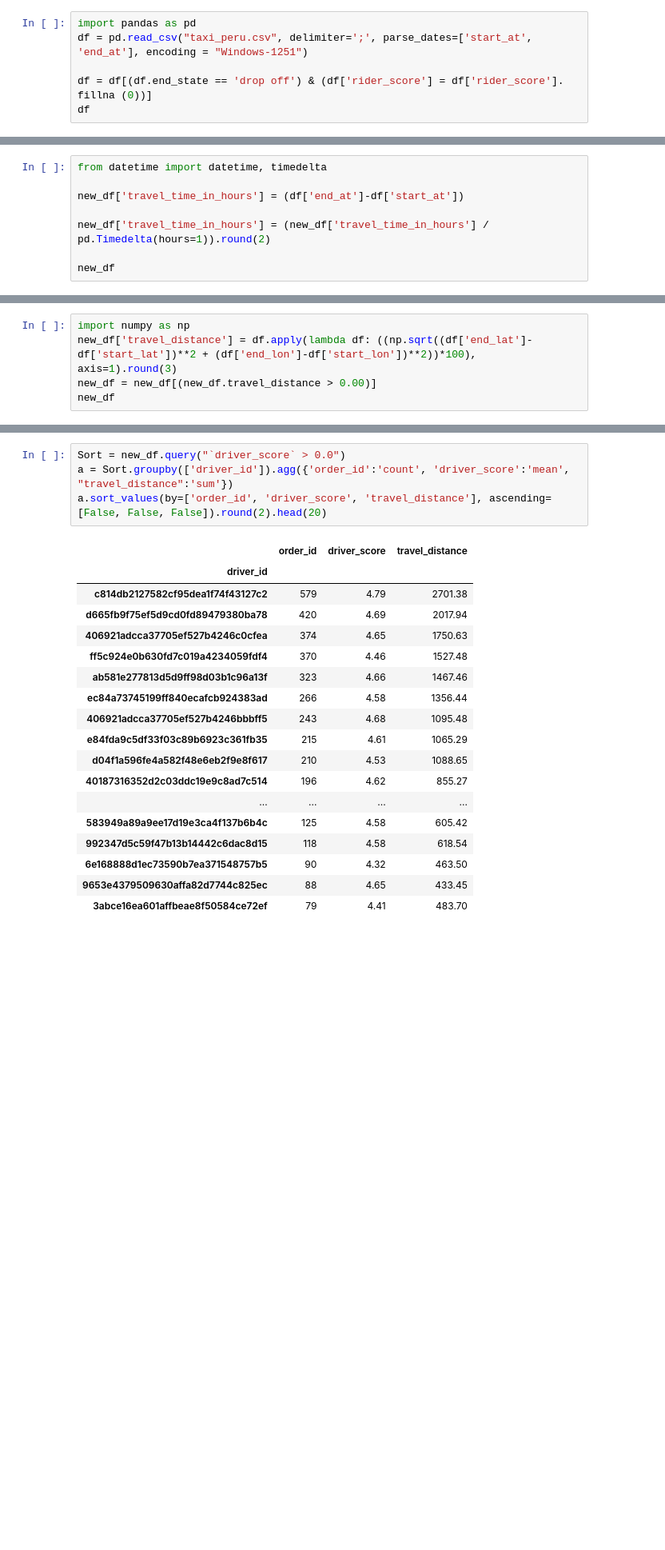
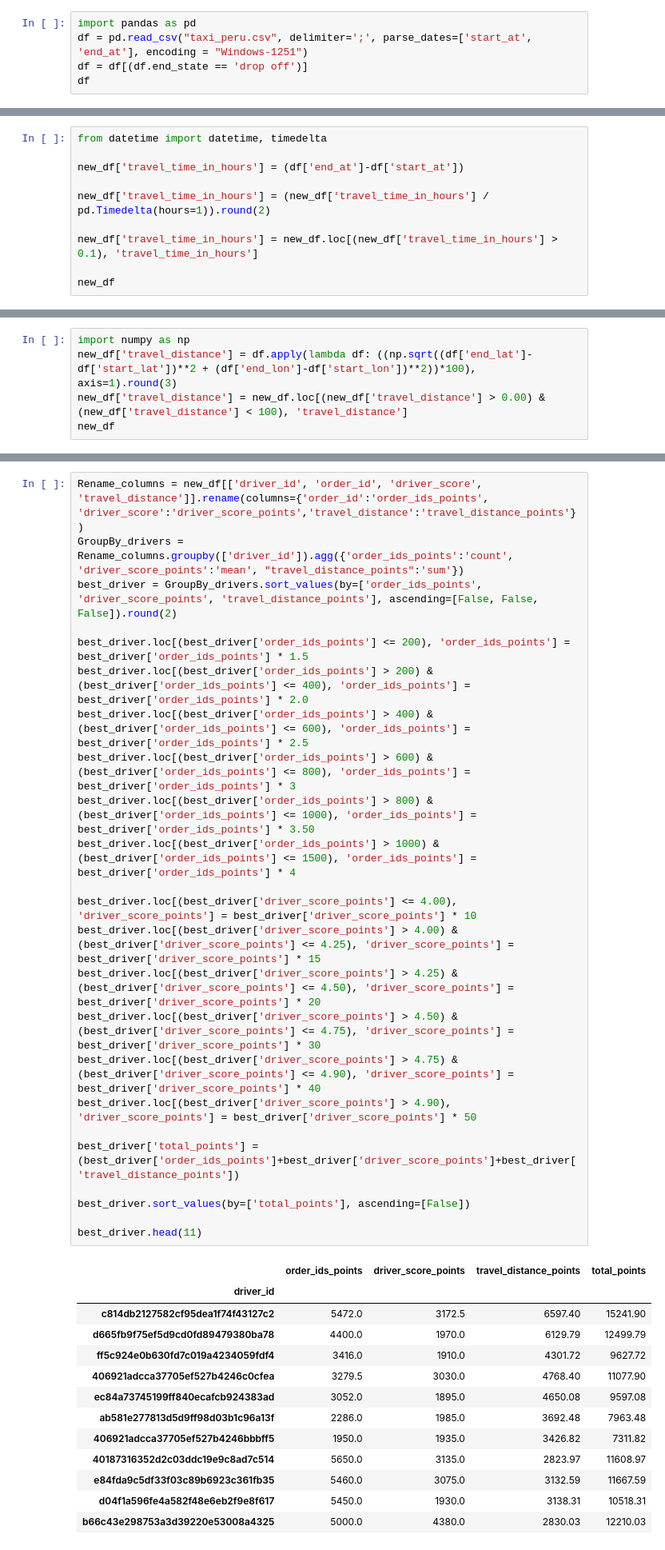
Before and after one commit to nakimov01/PandasPGU, a Jupyter notebook: taxi_peru_lab.ipynb, the cells around one changed output, grey strips where cells are left out. Shown at 80% size. Drawn from its saved outputs; the diff is of its cells as text; blank space fills up the shorter version.

```diff
--- a/taxi_peru_lab.ipynb
+++ b/taxi_peru_lab.ipynb
@@ -5,8 +4,7 @@
 # %%
 import pandas as pd
 df = pd.read_csv("taxi_peru.csv", delimiter=';', parse_dates=['start_at', 'end_at'], encoding = "Windows-1251")
-
-df = df[(df.end_state == 'drop off') & (df['rider_score'] = df['rider_score']. fillna (0))]
+df = df[(df.end_state == 'drop off')]
 df
 # %% [output]
 |  | journey_id | user_id | driver_id | taxi_id | icon | start_type | start_at | start_lat | start_lon | end_at | ... |
@@ -100,6 +81,8 @@ new_df['travel_time_in_hours'] = (df['end_at']-df['start_at'])
 
 new_df['travel_time_in_hours'] = (new_df['travel_time_in_hours'] / pd.Timedelta(hours=1)).round(2)
 
+new_df['travel_time_in_hours'] = new_df.loc[(new_df['travel_time_in_hours'] > 0.1), 'travel_time_in_hours']
+
 new_df
 # %% [output]
 |  | order_id | user_id | driver_id | rider_score | driver_score | user_platform | order_type | ... |
@@ -143,7 +126,7 @@ df
 # %%
 import numpy as np
 new_df['travel_distance'] = df.apply(lambda df: ((np.sqrt((df['end_lat']-df['start_lat'])**2 + (df['end_lon']-df['start_lon'])**2))*100), axis=1).round(3)
-new_df = new_df[(new_df.travel_distance > 0.00)]
+new_df['travel_distance'] = new_df.loc[(new_df['travel_distance'] > 0.00) & (new_df['travel_distance'] < 100), 'travel_distance']
 new_df
 # %% [output]
 |  | order_id | user_id | driver_id | rider_score | driver_score | user_platform | order_type | ... |
@@ -164,23 +147,38 @@ new_df
 # %%
-Sort = new_df.query("`driver_score` > 0.0")
-a = Sort.groupby(['driver_id']).agg({'order_id':'count', 'driver_score':'mean', "travel_distance":'sum'})
-a.sort_values(by=['order_id', 'driver_score', 'travel_distance'], ascending=[False, False, False]).round(2).head(20)
+Rename_columns = new_df[['driver_id', 'order_id', 'driver_score', 'travel_distance']].rename(columns={'order_id':'order_ids_points', 'driver_score':'driver_score_points','travel_distance':'travel_distance_points'})
+GroupBy_drivers = Rename_columns.groupby(['driver_id']).agg({'order_ids_points':'count', 'driver_score_points':'mean', "travel_distance_points":'sum'})
+best_driver = GroupBy_drivers.sort_values(by=['order_ids_points', 'driver_score_points', 'travel_distance_points'], ascending=[False, False, False]).round(2)
+
+best_driver.loc[(best_driver['order_ids_points'] <= 200), 'order_ids_points'] = best_driver['order_ids_points'] * 1.5
+best_driver.loc[(best_driver['order_ids_points'] > 200) & (best_driver['order_ids_points'] <= 400), 'order_ids_points'] = best_driver['order_ids_points'] * 2.0
+best_driver.loc[(best_driver['order_ids_points'] > 400) & (best_driver['order_ids_points'] <= 600), 'order_ids_points'] = best_driver['order_ids_points'] * 2.5
+best_driver.loc[(best_driver['order_ids_points'] > 600) & (best_driver['order_ids_points'] <= 800), 'order_ids_points'] = best_driver['order_ids_points'] * 3
+best_driver.loc[(best_driver['order_ids_points'] > 800) & (best_driver['order_ids_points'] <= 1000), 'order_ids_points'] = best_driver['order_ids_points'] * 3.50
+best_driver.loc[(best_driver['order_ids_points'] > 1000) & (best_driver['order_ids_points'] <= 1500), 'order_ids_points'] = best_driver['order_ids_points'] * 4
+
+best_driver.loc[(best_driver['driver_score_points'] <= 4.00), 'driver_score_points'] = best_driver['driver_score_points'] * 10
+best_driver.loc[(best_driver['driver_score_points'] > 4.00) & (best_driver['driver_score_points'] <= 4.25), 'driver_score_points'] = best_driver['driver_score_points'] * 15
+best_driver.loc[(best_driver['driver_score_points'] > 4.25) & (best_driver['driver_score_points'] <= 4.50), 'driver_score_points'] = best_driver['driver_score_points'] * 20
+best_driver.loc[(best_driver['driver_score_points'] > 4.50) & (best_driver['driver_score_points'] <= 4.75), 'driver_score_points'] = best_driver['driver_score_points'] * 30
+best_driver.loc[(best_driver['driver_score_points'] > 4.75) & (best_driver['driver_score_points'] <= 4.90), 'driver_score_points'] = best_driver['driver_score_points'] * 40
+best_driver.loc[(best_driver['driver_score_points'] > 4.90), 'driver_score_points'] = best_driver['driver_score_points'] * 50
+
+best_driver['total_points'] = (best_driver['order_ids_points']+best_driver['driver_score_points']+best_driver['travel_distance_points'])
+
+best_driver.sort_values(by=['total_points'], ascending=[False])
+
+best_driver.head(11)
 # %% [output]
-|  | order_id | driver_score | travel_distance |
-| driver_id |  |  |  |
-| c814db2127582cf95dea1f74f43127c2 | 579 | 4.79 | 2701.38 |
-| d665fb9f75ef5d9cd0fd89479380ba78 | 420 | 4.69 | 2017.94 |
-| 406921adcca37705ef527b4246c0cfea | 374 | 4.65 | 1750.63 |
-| ff5c924e0b630fd7c019a4234059fdf4 | 370 | 4.46 | 1527.48 |
-| ab581e277813d5d9ff98d03b1c96a13f | 323 | 4.66 | 1467.46 |
-| ec84a73745199ff840ecafcb924383ad | 266 | 4.58 | 1356.44 |
-| 406921adcca37705ef527b4246bbbff5 | 243 | 4.68 | 1095.48 |
-| e84fda9c5df33f03c89b6923c361fb35 | 215 | 4.61 | 1065.29 |
-| d04f1a596fe4a582f48e6eb2f9e8f617 | 210 | 4.53 | 1088.65 |
-| 40187316352d2c03ddc19e9c8ad7c514 | 196 | 4.62 | 855.27 |
-| ... | ... | ... | ... |
-| 583949a89a9ee17d19e3ca4f137b6b4c | 125 | 4.58 | 605.42 |
-| 992347d5c59f47b13b14442c6dac8d15 | 118 | 4.58 | 618.54 |
-| 6e168888d1ec73590b7ea371548757b5 | 90 | 4.32 | 463.50 |
-| 9653e4379509630affa82d7744c825ec | 88 | 4.65 | 433.45 |
-| 3abce16ea601affbeae8f50584ce72ef | 79 | 4.41 | 483.70 |
+|  | order_ids_points | driver_score_points | travel_distance_points | total_points |
+| driver_id |  |  |  |  |
+| c814db2127582cf95dea1f74f43127c2 | 5472.0 | 3172.5 | 6597.40 | 15241.90 |
+| d665fb9f75ef5d9cd0fd89479380ba78 | 4400.0 | 1970.0 | 6129.79 | 12499.79 |
+| ff5c924e0b630fd7c019a4234059fdf4 | 3416.0 | 1910.0 | 4301.72 | 9627.72 |
+| 406921adcca37705ef527b4246c0cfea | 3279.5 | 3030.0 | 4768.40 | 11077.90 |
+| ec84a73745199ff840ecafcb924383ad | 3052.0 | 1895.0 | 4650.08 | 9597.08 |
+| ab581e277813d5d9ff98d03b1c96a13f | 2286.0 | 1985.0 | 3692.48 | 7963.48 |
+| 406921adcca37705ef527b4246bbbff5 | 1950.0 | 1935.0 | 3426.82 | 7311.82 |
+| 40187316352d2c03ddc19e9c8ad7c514 | 5650.0 | 3135.0 | 2823.97 | 11608.97 |
+| e84fda9c5df33f03c89b6923c361fb35 | 5460.0 | 3075.0 | 3132.59 | 11667.59 |
+| d04f1a596fe4a582f48e6eb2f9e8f617 | 5450.0 | 1930.0 | 3138.31 | 10518.31 |
+| b66c43e298753a3d39220e53008a4325 | 5000.0 | 4380.0 | 2830.03 | 12210.03 |
```
Also changed, not shown: parts of 28 cells of this notebook, 1 other file.
